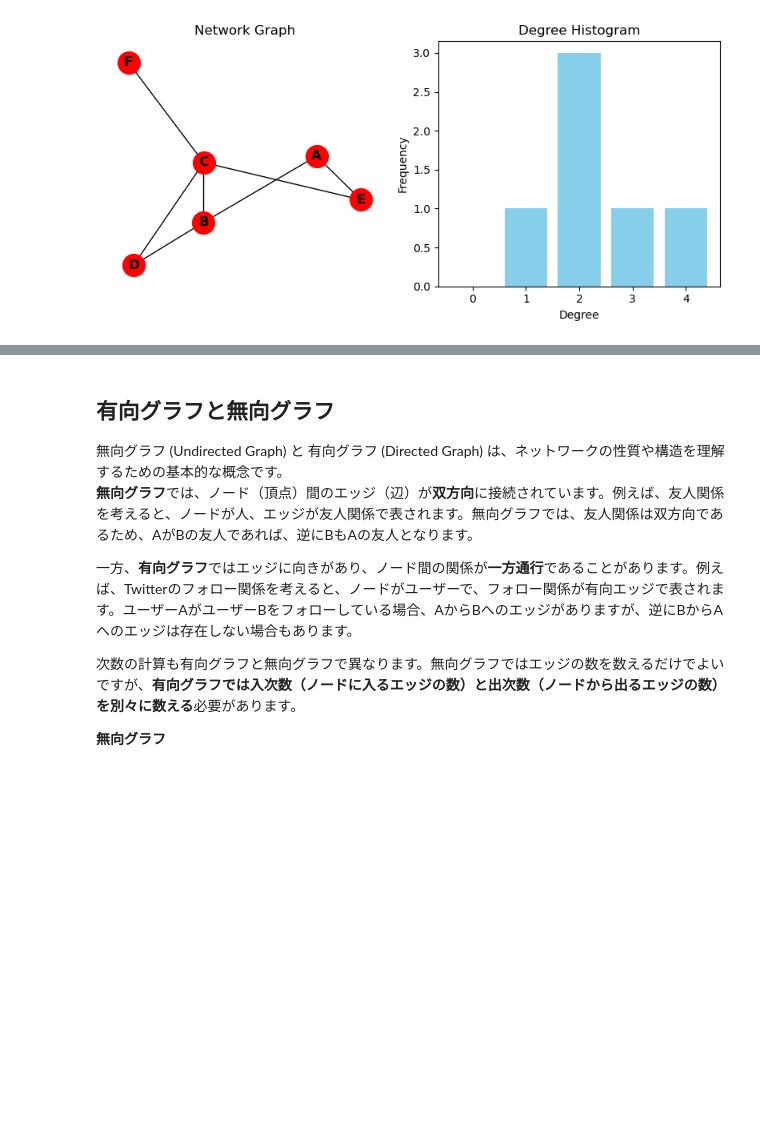
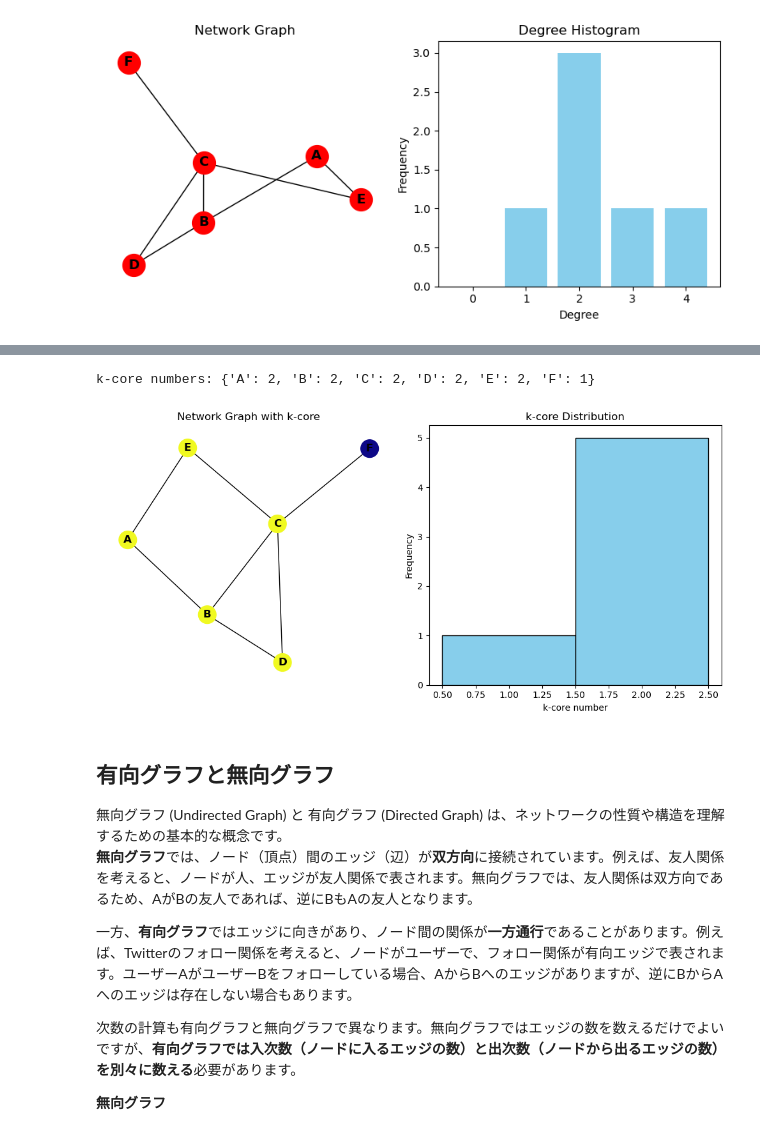
Before and after one commit to SUBARU3776/NetworkScience-Graphtheory-JP-, a Jupyter notebook: 2. グラフを作成しながら用語を学ぶ.ipynb, the cells around one changed output, grey strips where cells are left out. Cells and saved outputs as stored; diff of their text form; code cells hidden in the pictures; blank space fills up the shorter version.

```diff
--- a/2. グラフを作成しながら用語を学ぶ.ipynb
+++ b/2. グラフを作成しながら用語を学ぶ.ipynb
@@ -513,3 +539,46 @@ Average degree:  2.333
+# %%
+import networkx as nx
+import matplotlib.pyplot as plt
+
+# グラフの作成
+G = nx.Graph()
+
+# ノードの追加
+G.add_nodes_from(["A", "B", "C", "D", "E", "F"])
+
+# エッジの追加
+G.add_edges_from([("A", "B"), ("B", "C"), ("B", "D"), ("C", "D"), ("A", "E"), ("C", "E"), ("C", "F")])
+
+# 各ノードのk-core番号を計算
+kcore = nx.core_number(G)
+print("k-core numbers:", kcore)
+
+# k-core番号に基づいてノードの色を決定
+node_colors = [kcore[node] for node in G.nodes()]
+
+# 図を横並びで表示するための設定（ネットワークグラフを左、k-core分布を右に配置）
+fig, (ax1, ax2) = plt.subplots(1, 2, figsize=(10, 5))
+
+# ネットワークグラフを描画（k-coreに応じた色分け）
+pos = nx.spring_layout(G)  # Fruchterman-Reingoldレイアウト
+nx.draw(G, pos, ax=ax1, node_size=400, node_color=node_colors, cmap=plt.cm.plasma, with_labels=True, font_weight='bold')
+ax1.set_title('Network Graph with k-core')
+
+# k-core番号のヒストグラムを作成
+kcore_values = list(kcore.values())
+ax2.hist(kcore_values, bins=range(1, max(kcore_values) + 2), color='skyblue', edgecolor='black', align='left')
+ax2.set_title('k-core Distribution')
+ax2.set_xlabel('k-core number')
+ax2.set_ylabel('Frequency')
+
+# サブプロット間のスペースを調整
+plt.tight_layout()
+
+# 図を表示
+plt.show()
+# %% [output]
+k-core numbers: {'A': 2, 'B': 2, 'C': 2, 'D': 2, 'E': 2, 'F': 1}
+[figure, added]
 # %% [markdown]
 ## 有向グラフと無向グラフ
 無向グラフ (Undirected Graph) と 有向グラフ (Directed Graph) は、ネットワークの性質や構造を理解するための基本的な概念です。<br>
```
Also changed, not shown: parts of 1 cell of this notebook.
